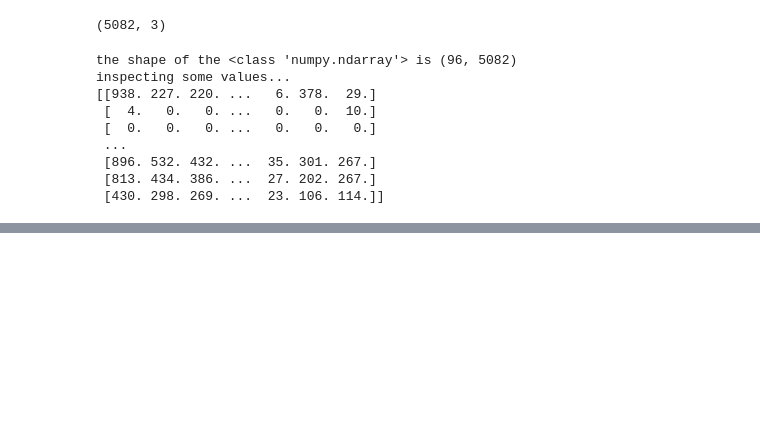
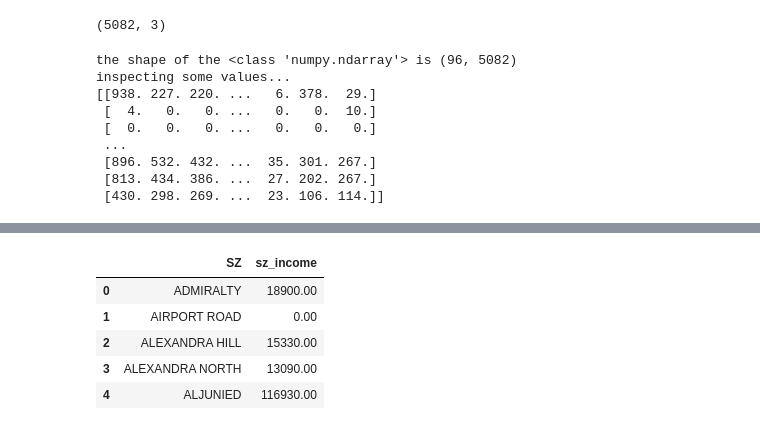
Before and after one commit to NicsLvl/McPredictor, a Jupyter notebook: postal_codes.ipynb, the cells around one changed output, grey strips where cells are left out. Saved outputs shown, nothing was run; the diff lists cells and outputs as text; code cells hidden in the pictures; blank space fills up the shorter version.

```diff
--- a/postal_codes.ipynb
+++ b/postal_codes.ipynb
@@ -369,0 +387,9 @@ df_selected_new.to_csv('data/df_selected.csv', index=False)
+# %%
+sz_income_df.head()
+# %% [output]
+|  | SZ | sz_income |
+| 0 | ADMIRALTY | 18900.00 |
+| 1 | AIRPORT ROAD | 0.00 |
+| 2 | ALEXANDRA HILL | 15330.00 |
+| 3 | ALEXANDRA NORTH | 13090.00 |
+| 4 | ALJUNIED | 116930.00 |
```
Also changed, not shown: parts of 30 cells of this notebook, 20 other files.
